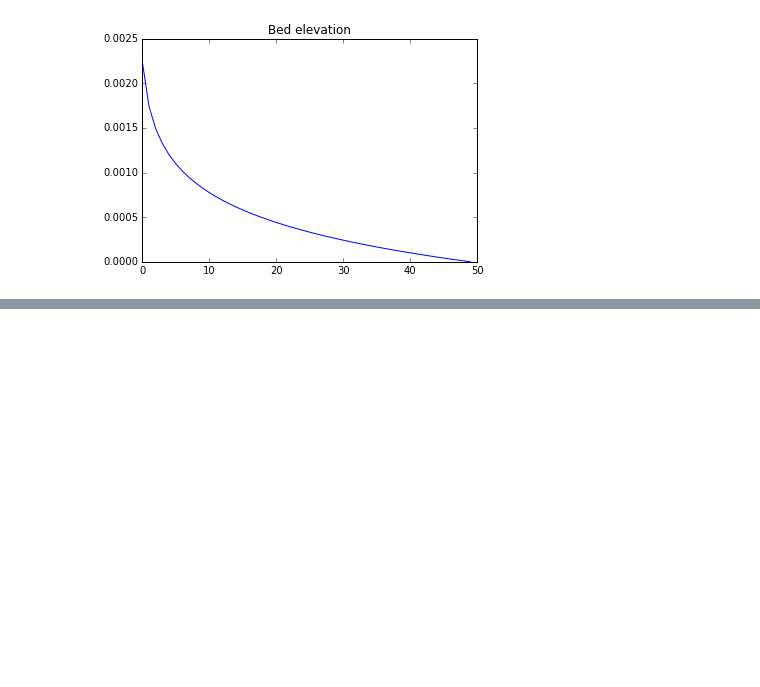
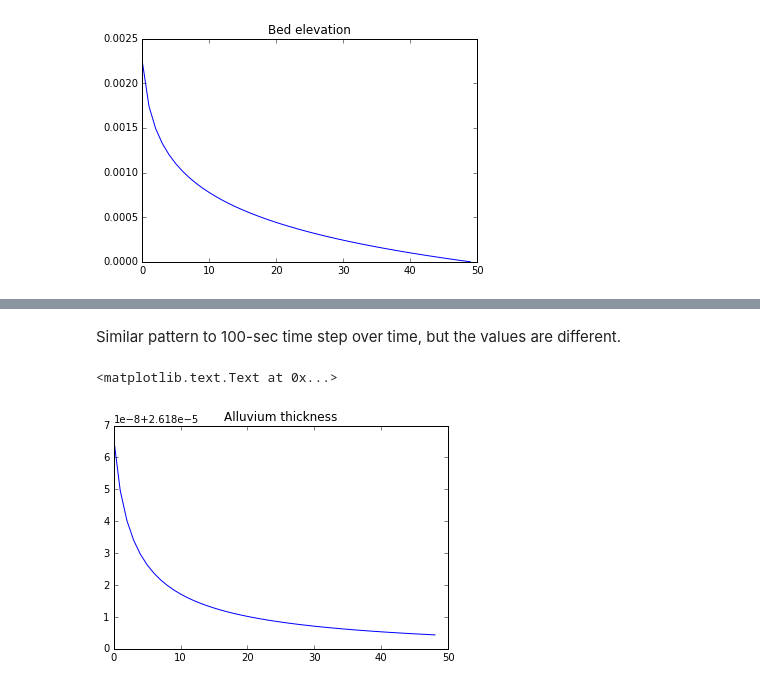
Before and after one commit to gregtucker/fluvial_erosion_theory, a Jupyter notebook: numerical_space_model_1d_timeloop_increase_q.ipynb, the cells around one changed output, grey strips where cells are left out. Saved outputs shown, nothing was run; the diff lists cells and outputs as text; code cells hidden in the pictures; blank space fills up the shorter version.

```diff
--- a/numerical_space_model_1d_timeloop_increase_q.ipynb
+++ b/numerical_space_model_1d_timeloop_increase_q.ipynb
@@ -108,0 +167,10 @@ plt.title('Elevation of top of bedrock')
+# %% [markdown]
+Similar pattern to 100-sec time step over time, but the values are different.
+# %%
+import matplotlib.pyplot as plt
+%matplotlib inline
+plt.plot(H[:-1])
+plt.title('Alluvium thickness')
+# %% [output]
+<matplotlib.text.Text at 0x...>
+[figure, added]
```
Also changed, not shown: parts of 5 cells of this notebook.
